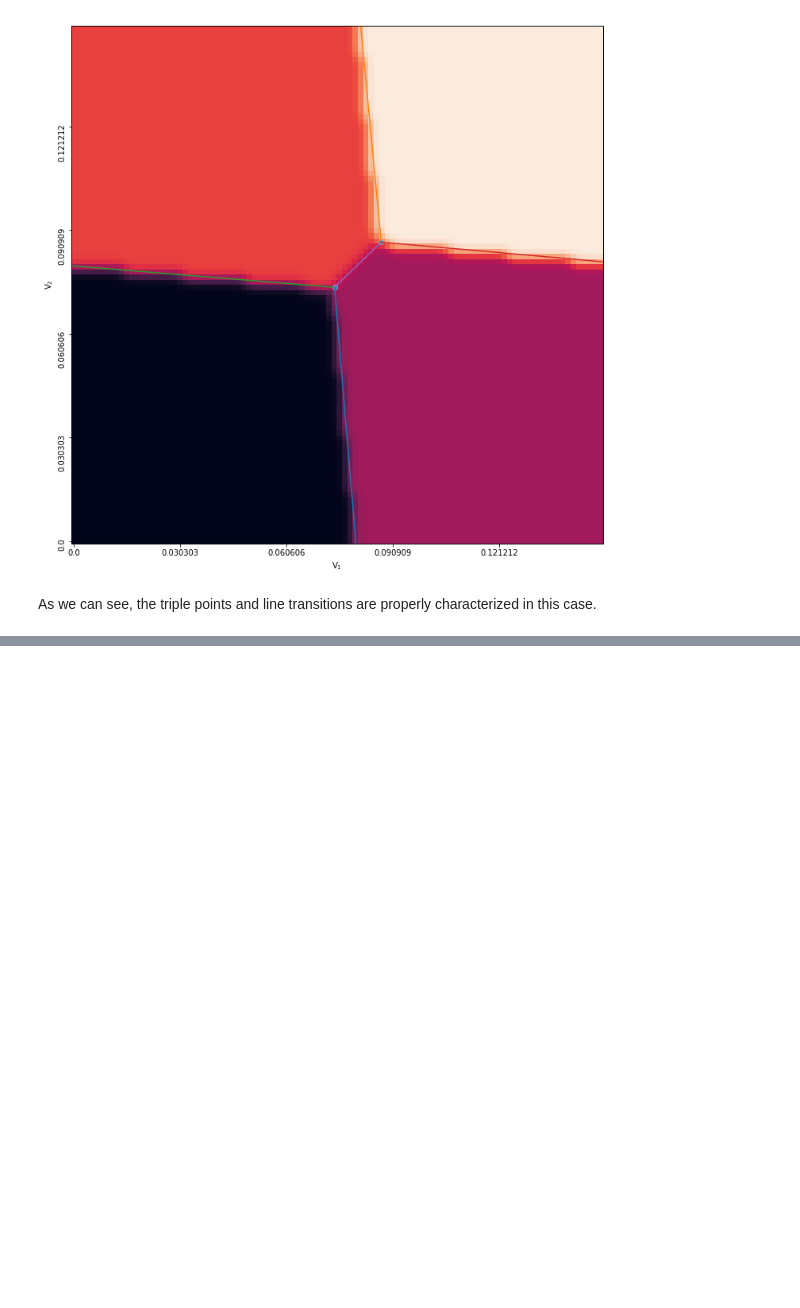
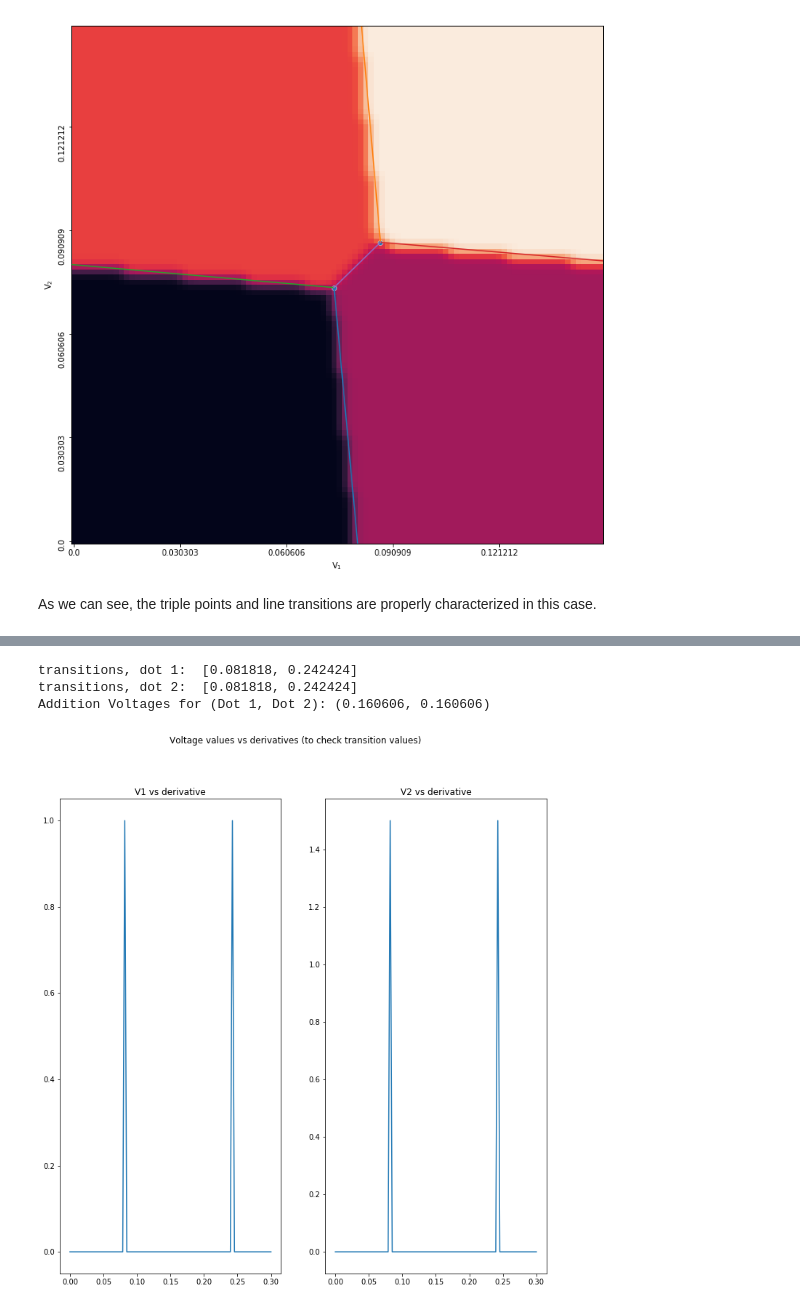
Before and after one commit to AaronL-in/qubit-dots, a Jupyter notebook: tutorials/Charge Stability.ipynb, the cells around one changed output, grey strips where cells are left out. Cells and saved outputs as stored; diff of their text form; code cells hidden in the pictures; blank space fills up the shorter version.

Commit message:
Update tutorial with second CSDAnalysis object to demonstrate extraction of addition voltages

```diff
--- a/tutorials/Charge Stability.ipynb
+++ b/tutorials/Charge Stability.ipynb
@@ -200,0 +189,24 @@ Hubbard Parameters:  {'delta_V1': None, 'delta_V2': None, 'U_12': 0.013130317711
+# %%
+# Creating a second CSDAnalysis object
+
+# Dot capacitances
+c_l = 50 * 10**-18
+c_r = 50 * 10**-18
+c_m = 5 * 10**-18
+# Dot-to-gate capacitances
+c_g1 = 1 * 10**-18
+c_g2 = 1 * 10**-18
+# Initialize Object
+csd_2 = cim.CIMCSD(c_l, c_r, c_m, c_g1, c_g2)
+
+# Generate CSD with higher v1(2)_max to capture two charge transitions
+num = 100
+v1_max = 0.30
+v2_max = 0.30
+
+csd_2.generate_csd(v1_max, v2_max, num=num)
+
+# Initialize the CSDAnalysis object, specifying capacitances and the blurring on the data to be done
+c_cs_1 = 1
+c_cs_2 = 1.5
+csd_an_2 = an.CSDAnalysis(csd_2, capacitances=[c_cs_1, c_cs_2], blur_sigma=1)
@@ -200,0 +217,9 @@ Hubbard Parameters:  {'delta_V1': None, 'delta_V2': None, 'U_12': 0.013130317711
+# %%
+# extract delta_V1(2) values
+delta_V = csd_an_2.delta_V_from_csd(plot_der=True)
+print ("Addition Voltages for (Dot 1, Dot 2):", delta_V)
+# %% [output]
+transitions, dot 1:  [0.081818, 0.242424]
+transitions, dot 2:  [0.081818, 0.242424]
+Addition Voltages for (Dot 1, Dot 2): (0.160606, 0.160606)
+[figure, added]
```
Also changed, not shown: parts of 12 cells of this notebook, 1 other file.
